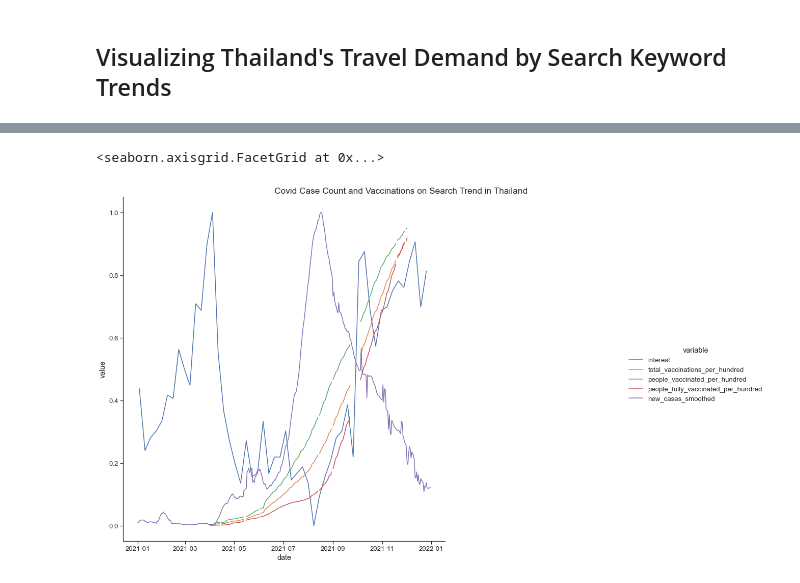
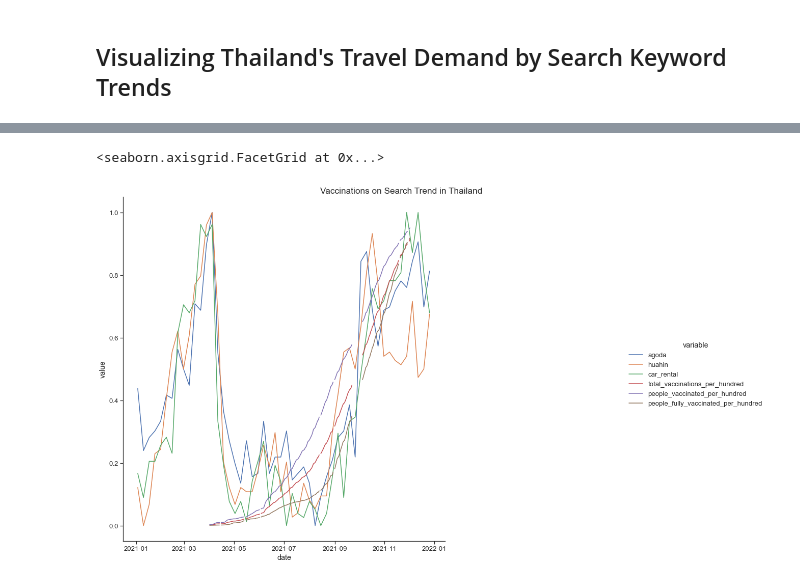
Before and after one commit to jitrapon/mads-milestone-i, a Jupyter notebook: exploration.ipynb, the cells around one changed output, grey strips where cells are left out. Cells and saved outputs as stored; diff of their text form; code cells hidden in the pictures.

Commit message:
Add multiple search trends for thailand

```diff
--- a/exploration.ipynb
+++ b/exploration.ipynb
@@ -223,0 +214,6 @@ search_trend_th.sample(5)
+# %%
+search_trend_th = pd.merge(read_search_trend_csv('data/search-th-agoda.csv'),
+                           read_search_trend_csv('data/search-th-huahin.csv'), on='date')
+search_trend_th = pd.merge(search_trend_th, read_search_trend_csv('data/search-th-rent-car.csv'), on='date')
+search_trend_th.columns = ['date', 'agoda', 'huahin', 'car_rental']
+search_trend_th.sample(5)
@@ -286,17 +290,16 @@ covid_case_norm_th = normalize_cases(covid_case_th)
 # %%
 def plot_combined(df: DataFrame, title, width=20, height=11) -> FacetGrid:
     ax = sns.relplot(x="date", y="value", hue='variable', kind='line', data=df)
     ax.fig.set_figwidth(width)
     ax.fig.set_figheight(height)
     ax.fig.suptitle(title)
     return ax
 
 
 merged = pd.merge(search_trend_norm_th, covid_vac_norm_th, on='date', how='outer')
-merged = pd.merge(merged, covid_case_norm_th, on='date', how='outer')
 merged = merged.melt(id_vars=['date'])
 # merged = merged.interpolate()
-plot_combined(merged, 'Covid Case Count and Vaccinations on Search Trend in Thailand')
+plot_combined(merged, 'Vaccinations on Search Trend in Thailand')
 # %% [output]
 <seaborn.axisgrid.FacetGrid at 0x...>
-[figure, old version]
+[figure, new version]
```
Also changed, not shown: parts of 5 cells of this notebook, 2 other files.
